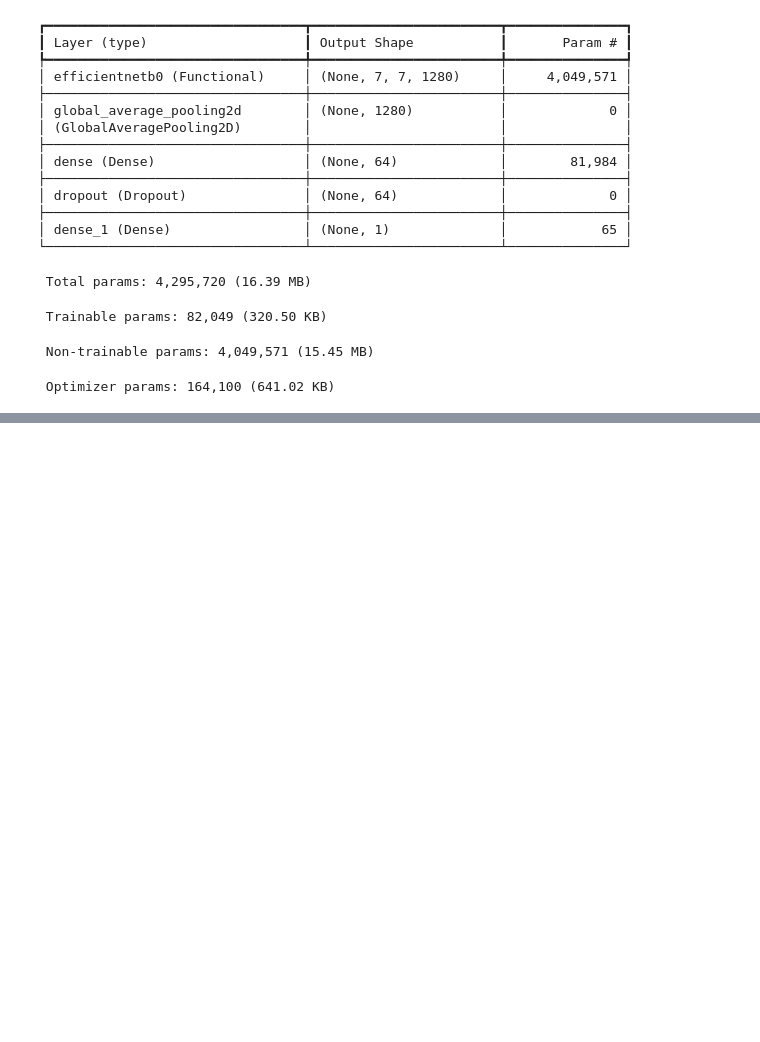
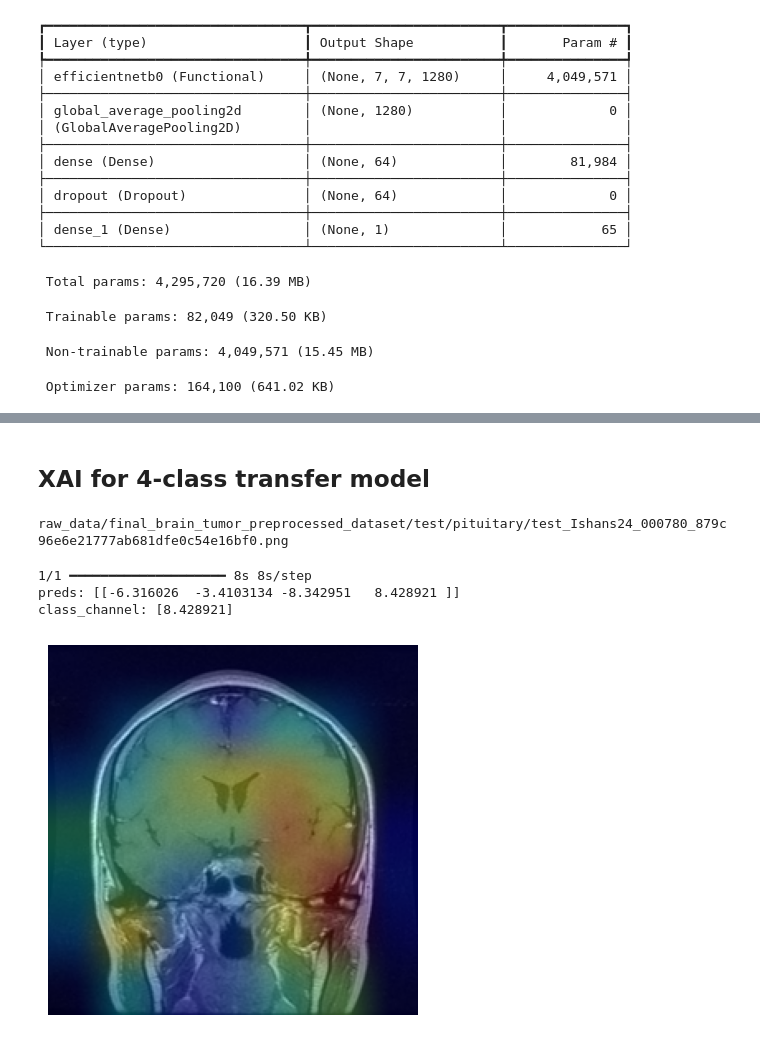
Before and after one commit to simonwilliams32/MRI_project, a Jupyter notebook: notebooks/XAI.ipynb, the cells around one changed output, grey strips where cells are left out. Saved outputs shown, nothing was run; the diff lists cells and outputs as text; code cells hidden in the pictures; blank space fills up the shorter version.

```diff
--- a/notebooks/XAI.ipynb
+++ b/notebooks/XAI.ipynb
@@ -1299,9 +1292,11 @@ save_and_display_gradcam(img, heatmap)
 # %%
+# Creates grad-cam plots for random selection of images from the test folders of each category
+'''
 IMG_SIZE = (224, 224)
 #plt.figure(figsize=(30, 30))
 #plt.subplots_adjust(left=0, right=1, top=1, bottom=0, wspace=0, hspace=0)
 num_cat = 4
-num_rep = 5
+num_rep = 2
 binary_transfer_model = tf.keras.models.load_model("saved_models/brain_tumor_model_binary_transferlearning.keras")
 last_conv_layer_name = "efficientnetb0"
 #fig, axs = plt.subplots(num_rep, num_cat, sharex=True)
@@ -1313,12 +1308,16 @@ for j in np.arange(num_cat):
         img, file_path = get_random_external_test_img(class_name=class_name, rand_seed = None, display=False)
         print(file_path)
         img_array = preprocess_image(img, scale=True, rgb=True)
+
+        binary_transfer_model = tf.keras.models.load_model("saved_models/brain_tumor_model_binary_transferlearning.keras")
         inputs = tf.keras.Input(shape=(224, 224, 3))
         outputs = binary_transfer_model(inputs)
+        binary_transfer_model.layers[-1].activation = None
         binary_transfer_model.predict(img_array)
         heatmap = make_gradcam_heatmap(img_array, binary_transfer_model, last_conv_layer_name)
         #plt.sca(axs[i, j])
         save_and_display_gradcam(img, heatmap, alpha=0.4)
         plt.show()
 #plt.show()
+'''
 # %% [output]
@@ -1343,0 +1325,22 @@ raw_data/final_brain_tumor_preprocessed_dataset/test/meningioma/test_Ishans24_00
+# %% [markdown]
+## XAI for 4-class transfer model
+# %%
+img, file_path = get_random_external_test_img(class_name=class_name, rand_seed = None, display=False)
+print(file_path)
+# %% [output]
+raw_data/final_brain_tumor_preprocessed_dataset/test/pituitary/test_Ishans24_000780_879c96e6e21777ab681dfe0c54e16bf0.png
+# %%
+four_class_transfer_model = tf.keras.models.load_model("saved_models/brain_tumor_model_4class_transferlearning.keras")
+# %%
+last_conv_layer_name = "efficientnetb0"
+img_array = preprocess_image(img, scale=True, rgb=True)
+four_class_transfer_model.predict(img_array)
+four_class_transfer_model.layers[-1].activation = None
+heatmap = make_gradcam_heatmap(img_array, four_class_transfer_model, last_conv_layer_name)
+save_and_display_gradcam(img, heatmap, alpha=0.4)
+plt.show()
+# %% [output]
+1/1 ━━━━━━━━━━━━━━━━━━━━ 8s 8s/step
+preds: [[-6.316026  -3.4103134 -8.342951   8.428921 ]]
+class_channel: [8.428921]
+[figure, added]
```
Also changed, not shown: parts of 19 cells of this notebook.
